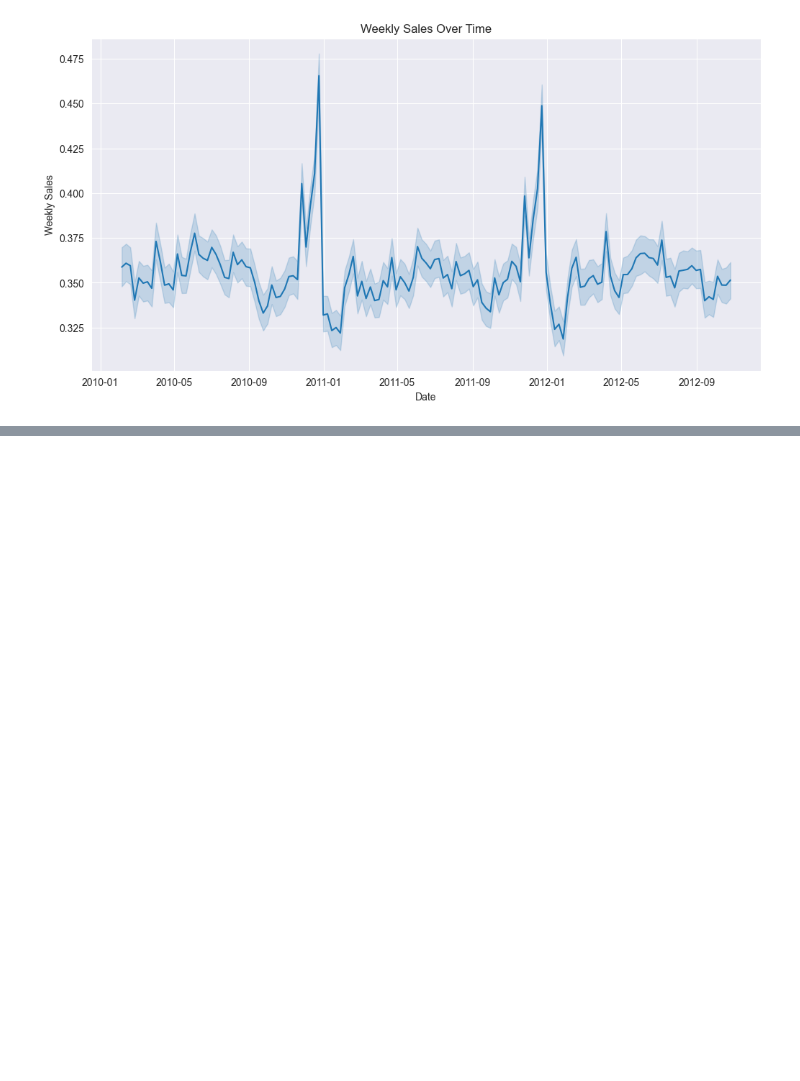
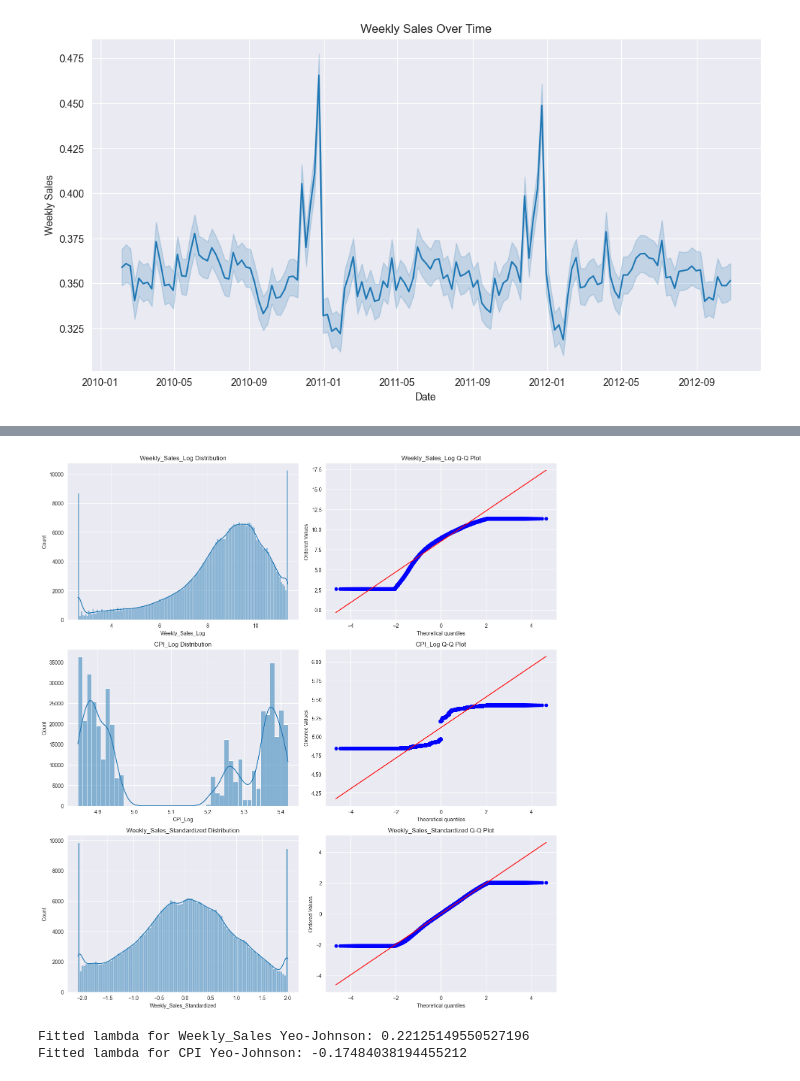
Before and after one commit to egemenozen1/Walmart-LSTM-Sales-Forecasting, a Jupyter notebook: Notebooks/Notebook1-DataCleaning.ipynb, the cells around one changed output, grey strips where cells are left out. Cells and saved outputs as stored; diff of their text form; code cells hidden in the pictures; blank space fills up the shorter version.

```diff
--- a/Notebooks/Notebook1-DataCleaning.ipynb
+++ b/Notebooks/Notebook1-DataCleaning.ipynb
@@ -911,0 +669,58 @@ combined_df.to_csv("prepared_data.csv", index=False)
+# %%
+import pandas as pd
+import numpy as np
+from scipy.stats import boxcox, yeojohnson, zscore
+from scipy.stats.mstats import winsorize
+import matplotlib.pyplot as plt
+import seaborn as sns
+import scipy.stats as stats
+
+# 1. Merging Datasets
+combined_df = pd.merge(train_df, features_df, on=['Store', 'Date'], how="left")
+combined_df.fillna(0, inplace=True)
+
+# 2. More Aggressive Winsorization (Limit to 2% to handle outliers)
+combined_df['Weekly_Sales_Winsorized'] = winsorize(combined_df['Weekly_Sales'], limits=[0.02, 0.02])
+combined_df['CPI_Winsorized'] = winsorize(combined_df['CPI'], limits=[0.02, 0.02])
+
+# 3. Log Transformation with Winsorized Data
+combined_df['Weekly_Sales_Log'] = np.log1p(combined_df['Weekly_Sales_Winsorized'].clip(lower=1))
+combined_df['CPI_Log'] = np.log1p(combined_df['CPI_Winsorized'].clip(lower=1))
+
+# 4. Yeo-Johnson Transformation as alternative to Box-Cox
+combined_df['Weekly_Sales_YeoJohnson'], fitted_lambda_sales_yj = yeojohnson(combined_df['Weekly_Sales_Winsorized'])
+combined_df['CPI_YeoJohnson'], fitted_lambda_cpi_yj = yeojohnson(combined_df['CPI_Winsorized'])
+
+# 5. Standardization of Transformed Data
+# Z-score standardization to make data centered at 0 with a standard deviation of 1
+combined_df['Weekly_Sales_Standardized'] = zscore(combined_df['Weekly_Sales_YeoJohnson'])
+combined_df['CPI_Standardized'] = zscore(combined_df['CPI_YeoJohnson'])
+
+# 6. Plotting Distributions and Q-Q Plots
+fig, axes = plt.subplots(3, 2, figsize=(14, 15))
+
+# Weekly_Sales_Log distribution and Q-Q plot
+sns.histplot(combined_df['Weekly_Sales_Log'], kde=True, ax=axes[0, 0]).set_title("Weekly_Sales_Log Distribution")
+stats.probplot(combined_df['Weekly_Sales_Log'], dist="norm", plot=axes[0, 1])
+axes[0, 1].set_title("Weekly_Sales_Log Q-Q Plot")
+
+# CPI_Log distribution and Q-Q plot
+sns.histplot(combined_df['CPI_Log'], kde=True, ax=axes[1, 0]).set_title("CPI_Log Distribution")
+stats.probplot(combined_df['CPI_Log'], dist="norm", plot=axes[1, 1])
+axes[1, 1].set_title("CPI_Log Q-Q Plot")
+
+# Standardized Weekly_Sales_YeoJohnson distribution and Q-Q plot
+sns.histplot(combined_df['Weekly_Sales_Standardized'], kde=True, ax=axes[2, 0]).set_title("Weekly_Sales_Standardized Distribution")
+stats.probplot(combined_df['Weekly_Sales_Standardized'], dist="norm", plot=axes[2, 1])
+axes[2, 1].set_title("Weekly_Sales_Standardized Q-Q Plot")
+
+plt.tight_layout()
+plt.show()
+
+# Print fitted lambda values for reference
+print(f"Fitted lambda for Weekly_Sales Yeo-Johnson: {fitted_lambda_sales_yj}")
+print(f"Fitted lambda for CPI Yeo-Johnson: {fitted_lambda_cpi_yj}")
+# %% [output]
+[figure, added]
+Fitted lambda for Weekly_Sales Yeo-Johnson: 0.22125149550527196
+Fitted lambda for CPI Yeo-Johnson: -0.17484038194455212
```
Also changed, not shown: parts of 28 cells of this notebook.
